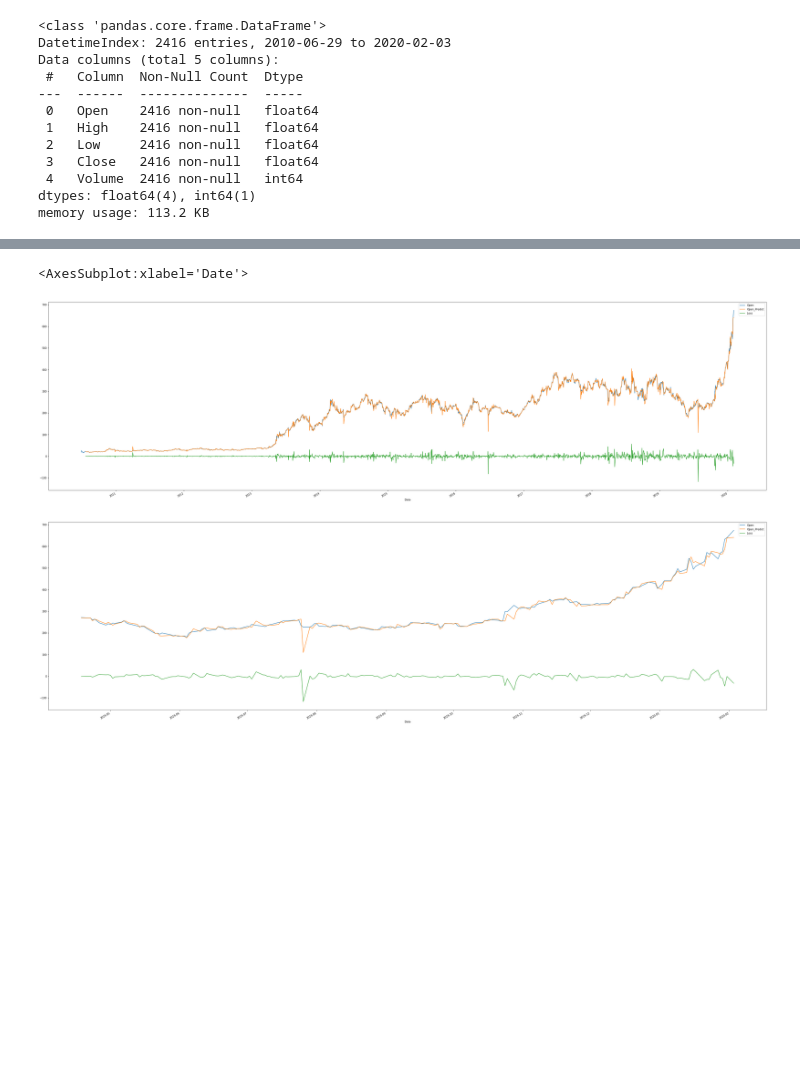
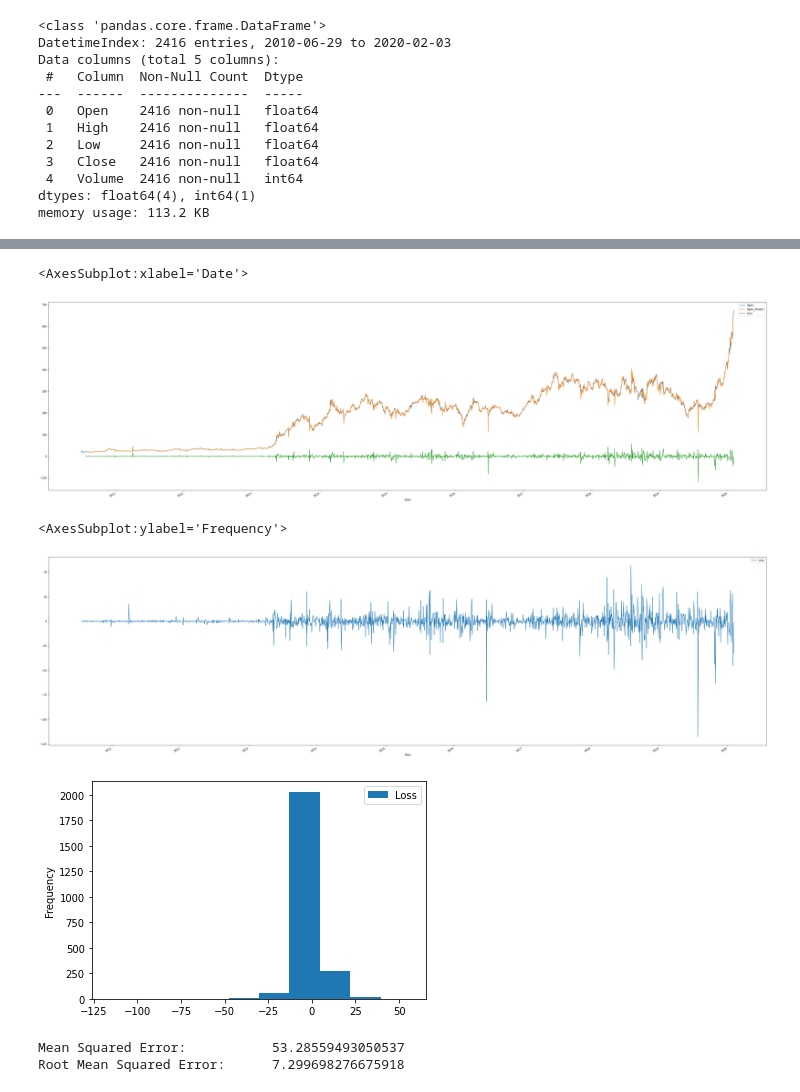
Before and after one commit to vancodocton/1641, a Jupyter notebook: ws6/main.ipynb, the cells around one changed output, grey strips where cells are left out. Saved outputs shown, nothing was run; the diff lists cells and outputs as text; code cells hidden in the pictures; blank space fills up the shorter version.

```diff
--- a/ws6/main.ipynb
+++ b/ws6/main.ipynb
@@ -194,8 +197,24 @@ df[-20:]
 df.drop('NO', axis=1, inplace=True)
 # %%
 df.plot(y=['Open', 'Open_Predict', 'Loss'], figsize=(50,15))
-df.iloc[-200:].plot(y=['Open', 'Open_Predict', 'Loss'], figsize=(50,15))
+# df.iloc[-200:].plot(y=['Open', 'Open_Predict', 'Loss'], figsize=(50,15))
 # %% [output]
 <AxesSubplot:xlabel='Date'>
 [figure]
-[figure, removed]
+# %%
+evaluate_df = df[{'Open', 'Open_Predict', 'Loss'}].dropna()
+evaluate_df.plot(y='Loss', figsize=(50,15))
+evaluate_df.plot(y='Loss', kind='hist')
+# %% [output]
+<AxesSubplot:ylabel='Frequency'>
+[figure, added]
+[figure, added]
+# %%
+#cal mean squared error
+mse = mean_squared_error(y_true=evaluate_df['Open'], y_pred=evaluate_df['Open_Predict'])
+# show resluts
+print('Mean Squared Error:          ', mse)
+print('Root Mean Squared Error:     ', numpy.sqrt(mse))
+# %% [output]
+Mean Squared Error:           53.28559493050537
+Root Mean Squared Error:      7.299698276675918
```
Also changed, not shown: parts of 6 cells of this notebook, 2 other files.
